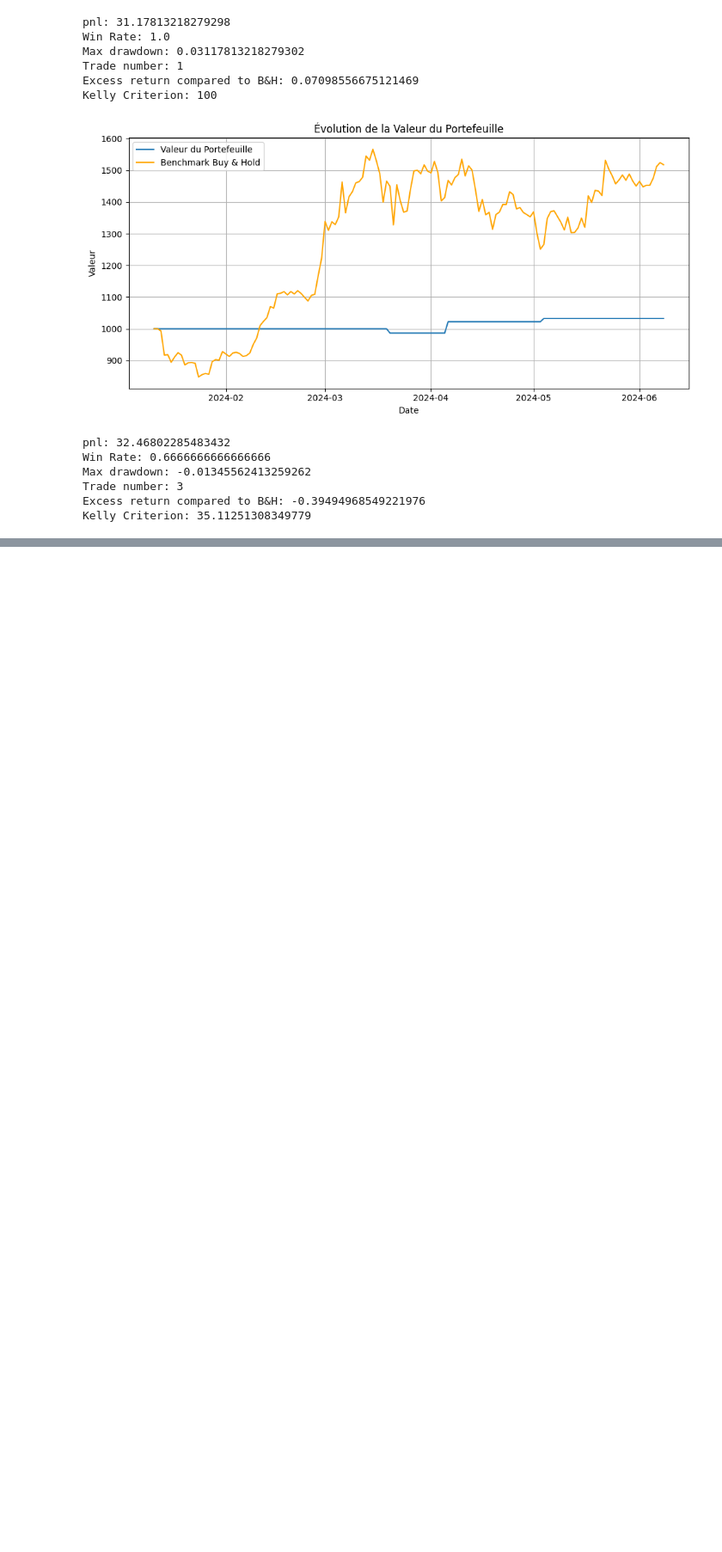
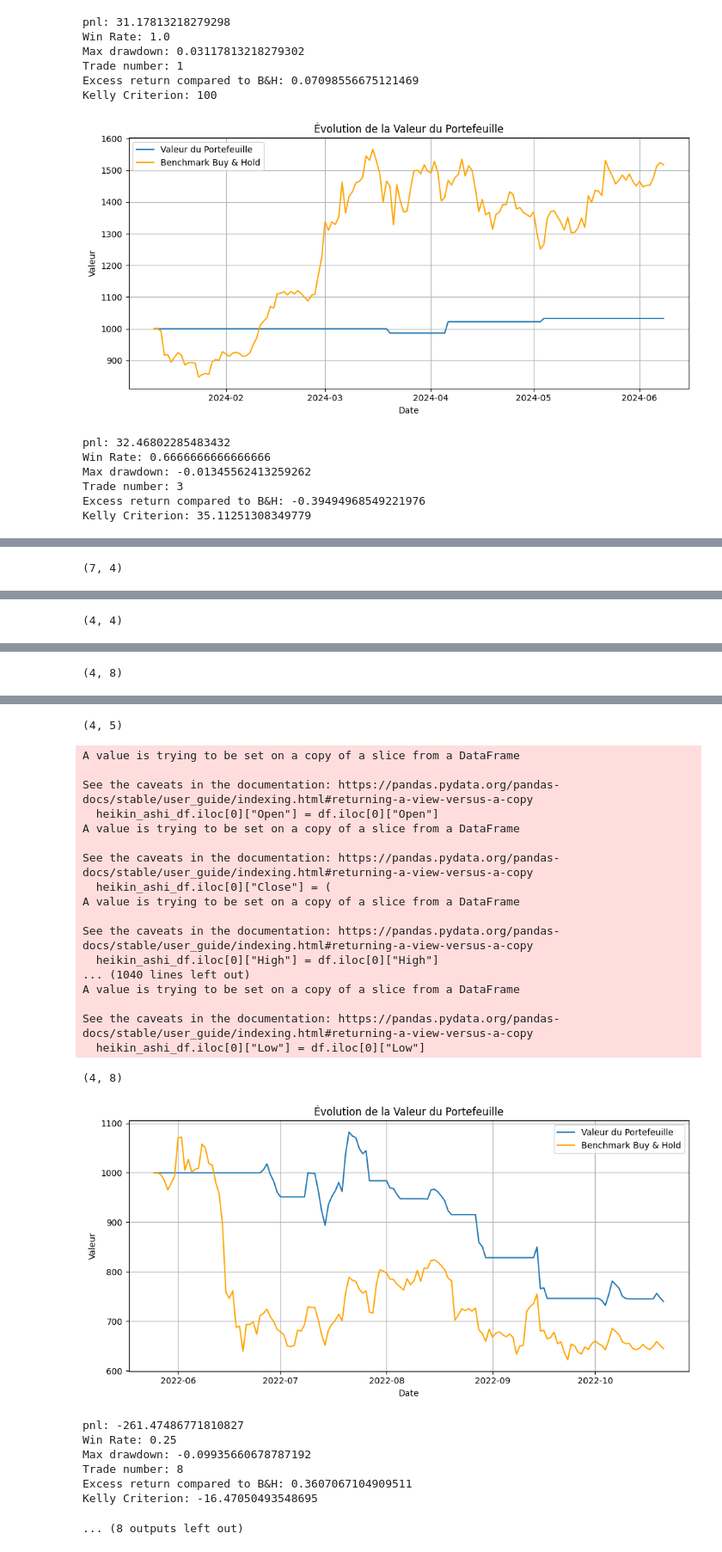
Before and after one commit to Romathonat/MTAL, a Jupyter notebook: notebooks/backtest_2.ipynb, the cells around one changed output, grey strips where cells are left out. Shown at 86% size. Cells and saved outputs as stored; diff of their text form; code cells hidden in the pictures; blank space fills up the shorter version.

```diff
--- a/notebooks/backtest_2.ipynb
+++ b/notebooks/backtest_2.ipynb
@@ -292,0 +295,17 @@ Kelly Criterion: 35.11251308349779
+# %%
+from src.mtal.backtesting.walk_forward import WalkForward
+from src.mtal.backtesting.heikin_ashin import HeikinAshin
+
+from src.mtal.data_collect import get_pair_df
+from src.mtal.data_collect import get_spot_pairs
+from src.mtal.dataviz import display_strategy_results
+
+cryptos = get_spot_pairs()
+df = get_pair_df(pair="BTCUSDT", limit=900, frequency="1d")
+
+ranges = {}
+
+results = WalkForward(df, HeikinAshin, ranges).run()
+
+for df, result in results:
+    display_strategy_results(df, result)
@@ -292,0 +356,21 @@ Kelly Criterion: 35.11251308349779
+# %%
+from src.mtal.backtesting.walk_forward import WalkForward
+from src.mtal.backtesting.heikin_ashin import HeikinAshinHMACross
+
+from src.mtal.data_collect import get_pair_df
+from src.mtal.data_collect import get_spot_pairs
+from src.mtal.dataviz import display_strategy_results
+
+cryptos = get_spot_pairs()
+df = get_pair_df(pair="BTCUSDT", limit=900, frequency="1d")
+
+ranges = {
+        "short_ma": range(4, 10),
+        "long_ma": range(4, 15),
+}
+
+results = WalkForward(df, HeikinAshinHMACross, ranges).run()
+
+for df, result in results:
+    display_strategy_results(df, result)
+# %% [output]
@@ -292,0 +394 @@ Kelly Criterion: 35.11251308349779
+(7, 4)
@@ -292,0 +412 @@ Kelly Criterion: 35.11251308349779
+(4, 4)
@@ -292,0 +430 @@ Kelly Criterion: 35.11251308349779
+(4, 8)
@@ -292,0 +448,27 @@ Kelly Criterion: 35.11251308349779
+(4, 5)
+A value is trying to be set on a copy of a slice from a DataFrame
+
+See the caveats in the documentation: https://pandas.pydata.org/pandas-docs/stable/user_guide/indexing.html#returning-a-view-versus-a-copy
+  heikin_ashi_df.iloc[0]["Open"] = df.iloc[0]["Open"]
+A value is trying to be set on a copy of a slice from a DataFrame
+
+See the caveats in the documentation: https://pandas.pydata.org/pandas-docs/stable/user_guide/indexing.html#returning-a-view-versus-a-copy
+  heikin_ashi_df.iloc[0]["Close"] = (
+A value is trying to be set on a copy of a slice from a DataFrame
+
+See the caveats in the documentation: https://pandas.pydata.org/pandas-docs/stable/user_guide/indexing.html#returning-a-view-versus-a-copy
+  heikin_ashi_df.iloc[0]["High"] = df.iloc[0]["High"]
+... (1040 lines left out)
+A value is trying to be set on a copy of a slice from a DataFrame
+
+See the caveats in the documentation: https://pandas.pydata.org/pandas-docs/stable/user_guide/indexing.html#returning-a-view-versus-a-copy
+  heikin_ashi_df.iloc[0]["Low"] = df.iloc[0]["Low"]
+(4, 8)
+[figure, added]
+pnl: -261.47486771810827
+Win Rate: 0.25
+Max drawdown: -0.09935660678787192
+Trade number: 8
+Excess return compared to B&H: 0.3607067104909511
+Kelly Criterion: -16.47050493548695
+... (8 outputs left out)
```
Also changed, not shown: parts of 6 cells of this notebook, 3 other files.
